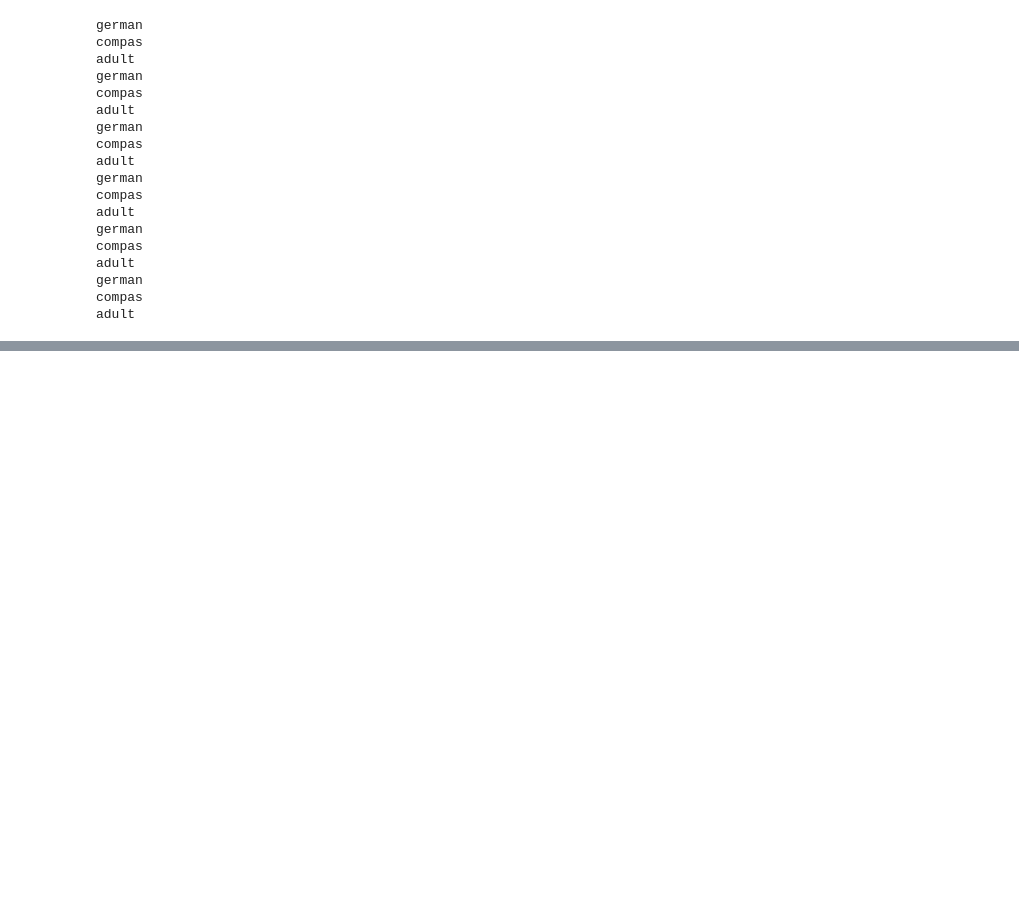
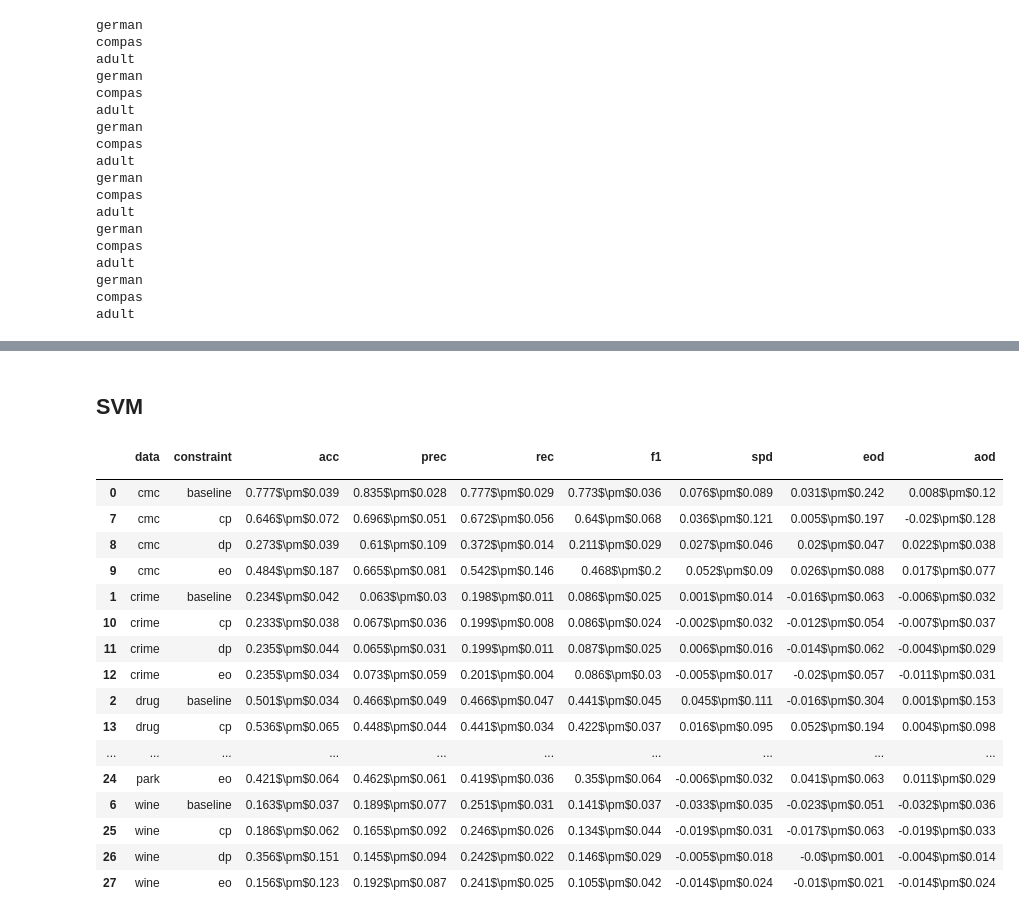
Before and after one commit to giordanoDaloisio/GEG, a Jupyter notebook: analysis.ipynb, the cells around one changed output, grey strips where cells are left out. Drawn from its saved outputs; the diff is of its cells as text; code cells hidden in the pictures; blank space fills up the shorter version.

```diff
--- a/analysis.ipynb
+++ b/analysis.ipynb
@@ -229,0 +285,2 @@ table_tex.to_latex('results_summary_rq2.tex', index=False, escape=False)
+# %% [markdown]
+## SVM
@@ -229,0 +311,35 @@ table_tex.to_latex('results_summary_rq2.tex', index=False, escape=False)
+# %%
+full_data = pd.concat([grouped_baseline.assign(constraint='baseline'), grouped_geg], ignore_index=True)
+# %%
+full_data['acc'] = full_data[('accuracy', 'mean')].round(3).astype(str) + '$\pm$' + full_data[('accuracy', 'std')].round(3).astype(str)
+full_data['prec'] = full_data[('precision', 'mean')].round(3).astype(str) + '$\pm$' + full_data[('precision', 'std')].round(3).astype(str)
+full_data['rec'] = full_data[('recall', 'mean')].round(3).astype(str) + '$\pm$' + full_data[('recall', 'std')].round(3).astype(str)
+full_data['f1'] = full_data[('f1_score', 'mean')].round(3).astype(str) + '$\pm$' + full_data[('f1_score', 'std')].round(3).astype(str)
+full_data['spd'] = full_data[('statistical_parity', 'mean')].round(3).astype(str) + '$\pm$' + full_data[('statistical_parity', 'std')].round(3).astype(str)
+full_data['eod'] = full_data[('equal_opportunity', 'mean')].round(3).astype(str) + '$\pm$' + full_data[('equal_opportunity', 'std')].round(3).astype(str)
+full_data['aod'] = full_data[('average_odds', 'mean')].round(3).astype(str) + '$\pm$' + full_data[('average_odds', 'std')].round(3).astype(str)
+# %%
+full_data.sort_values(by=['data', 'constraint'], inplace=True)
+# %%
+table_tex = full_data.drop(columns=['accuracy', 'precision', 'recall', 'f1_score', 'statistical_parity', 'equal_opportunity', 'average_odds'], axis=1)
+# %%
+table_tex
+# %% [output]
+|  | data | constraint | acc | prec | rec | f1 | spd | eod | aod |
+|  |  |  |  |  |  |  |  |  |  |
+| 0 | cmc | baseline | 0.777$\pm$0.039 | 0.835$\pm$0.028 | 0.777$\pm$0.029 | 0.773$\pm$0.036 | 0.076$\pm$0.089 | 0.031$\pm$0.242 | 0.008$\pm$0.12 |
+| 7 | cmc | cp | 0.646$\pm$0.072 | 0.696$\pm$0.051 | 0.672$\pm$0.056 | 0.64$\pm$0.068 | 0.036$\pm$0.121 | 0.005$\pm$0.197 | -0.02$\pm$0.128 |
+| 8 | cmc | dp | 0.273$\pm$0.039 | 0.61$\pm$0.109 | 0.372$\pm$0.014 | 0.211$\pm$0.029 | 0.027$\pm$0.046 | 0.02$\pm$0.047 | 0.022$\pm$0.038 |
+| 9 | cmc | eo | 0.484$\pm$0.187 | 0.665$\pm$0.081 | 0.542$\pm$0.146 | 0.468$\pm$0.2 | 0.052$\pm$0.09 | 0.026$\pm$0.088 | 0.017$\pm$0.077 |
+| 1 | crime | baseline | 0.234$\pm$0.042 | 0.063$\pm$0.03 | 0.198$\pm$0.011 | 0.086$\pm$0.025 | 0.001$\pm$0.014 | -0.016$\pm$0.063 | -0.006$\pm$0.032 |
+| 10 | crime | cp | 0.233$\pm$0.038 | 0.067$\pm$0.036 | 0.199$\pm$0.008 | 0.086$\pm$0.024 | -0.002$\pm$0.032 | -0.012$\pm$0.054 | -0.007$\pm$0.037 |
+| 11 | crime | dp | 0.235$\pm$0.044 | 0.065$\pm$0.031 | 0.199$\pm$0.011 | 0.087$\pm$0.025 | 0.006$\pm$0.016 | -0.014$\pm$0.062 | -0.004$\pm$0.029 |
+| 12 | crime | eo | 0.235$\pm$0.034 | 0.073$\pm$0.059 | 0.201$\pm$0.004 | 0.086$\pm$0.03 | -0.005$\pm$0.017 | -0.02$\pm$0.057 | -0.011$\pm$0.031 |
+| 2 | drug | baseline | 0.501$\pm$0.034 | 0.466$\pm$0.049 | 0.466$\pm$0.047 | 0.441$\pm$0.045 | 0.045$\pm$0.111 | -0.016$\pm$0.304 | 0.001$\pm$0.153 |
+| 13 | drug | cp | 0.536$\pm$0.065 | 0.448$\pm$0.044 | 0.441$\pm$0.034 | 0.422$\pm$0.037 | 0.016$\pm$0.095 | 0.052$\pm$0.194 | 0.004$\pm$0.098 |
+| ... | ... | ... | ... | ... | ... | ... | ... | ... | ... |
+| 24 | park | eo | 0.421$\pm$0.064 | 0.462$\pm$0.061 | 0.419$\pm$0.036 | 0.35$\pm$0.064 | -0.006$\pm$0.032 | 0.041$\pm$0.063 | 0.011$\pm$0.029 |
+| 6 | wine | baseline | 0.163$\pm$0.037 | 0.189$\pm$0.077 | 0.251$\pm$0.031 | 0.141$\pm$0.037 | -0.033$\pm$0.035 | -0.023$\pm$0.051 | -0.032$\pm$0.036 |
+| 25 | wine | cp | 0.186$\pm$0.062 | 0.165$\pm$0.092 | 0.246$\pm$0.026 | 0.134$\pm$0.044 | -0.019$\pm$0.031 | -0.017$\pm$0.063 | -0.019$\pm$0.033 |
+| 26 | wine | dp | 0.356$\pm$0.151 | 0.145$\pm$0.094 | 0.242$\pm$0.022 | 0.146$\pm$0.029 | -0.005$\pm$0.018 | -0.0$\pm$0.001 | -0.004$\pm$0.014 |
+| 27 | wine | eo | 0.156$\pm$0.123 | 0.192$\pm$0.087 | 0.241$\pm$0.025 | 0.105$\pm$0.042 | -0.014$\pm$0.024 | -0.01$\pm$0.021 | -0.014$\pm$0.024 |
```
Also changed, not shown: parts of 27 cells of this notebook, 11 other files.
